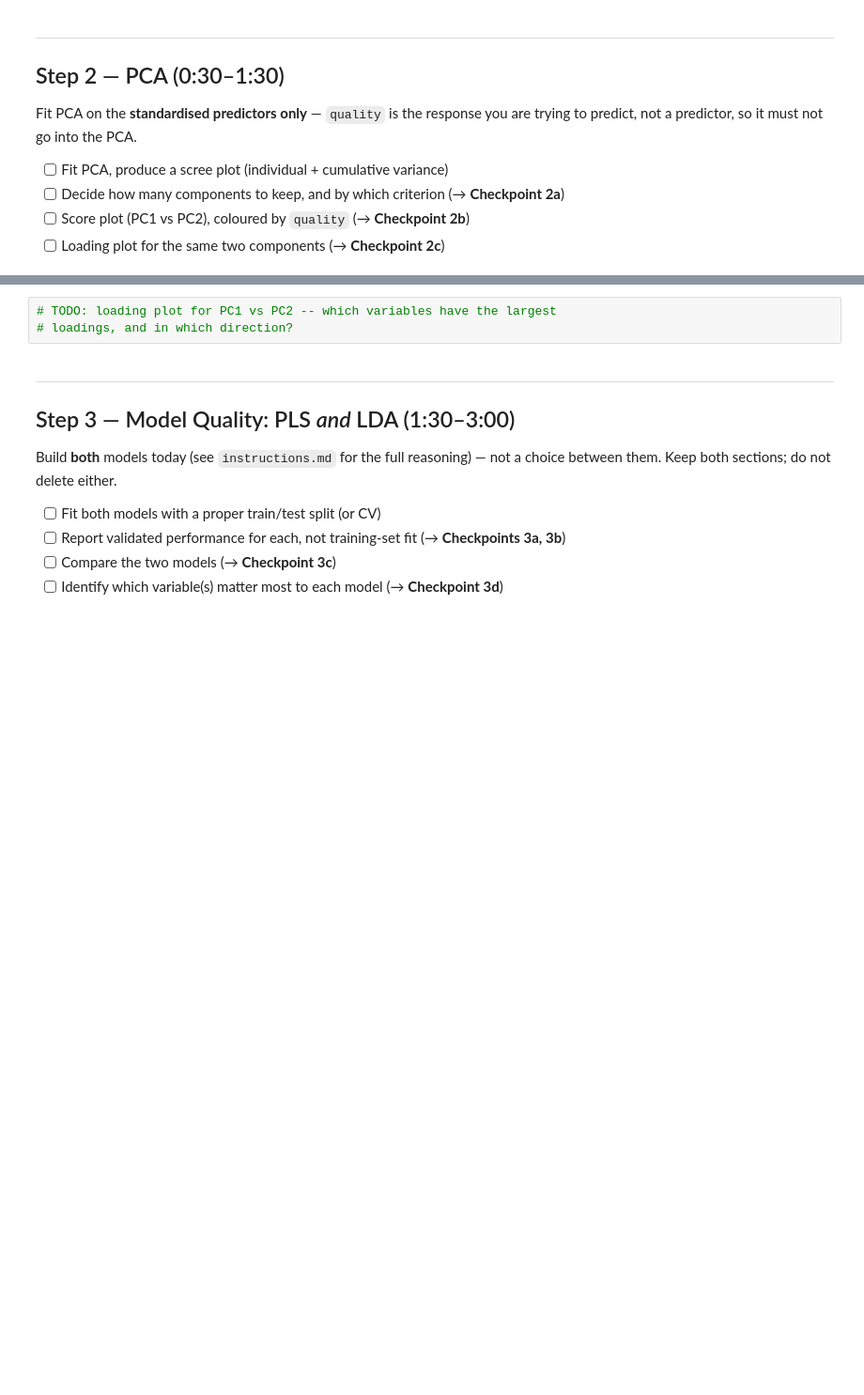
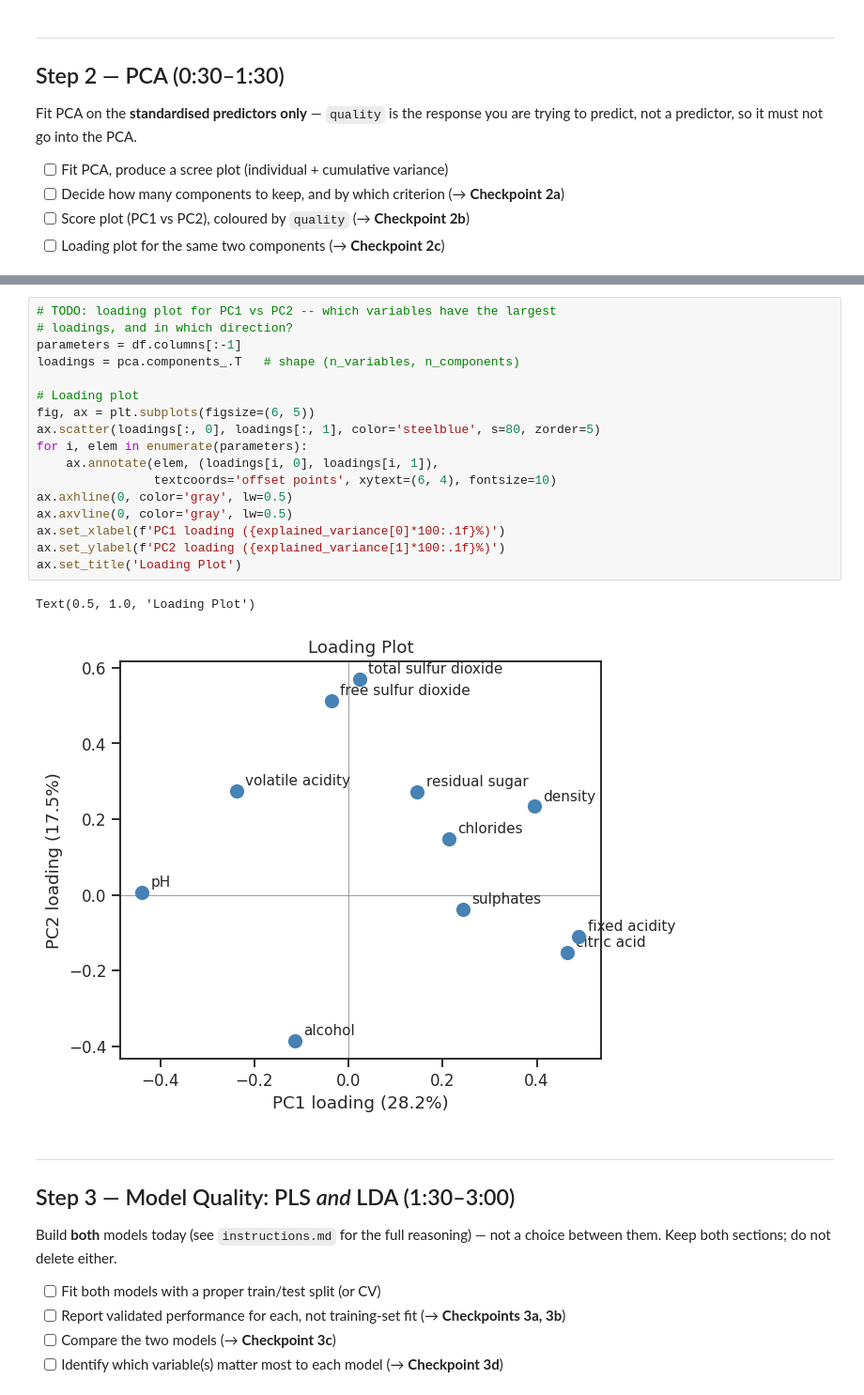
Before and after one commit to alva-jpg/1kb570_2026-hej, a Jupyter notebook: Labs/02_modelling_wine_quality/starter_notebook.ipynb, the cells around one changed output, grey strips where cells are left out. Shown at 94% size. Saved outputs shown, nothing was run; the diff lists cells and outputs as text; blank space fills up the shorter version.

```diff
--- a/Labs/02_modelling_wine_quality/starter_notebook.ipynb
+++ b/Labs/02_modelling_wine_quality/starter_notebook.ipynb
@@ -86,6 +242,23 @@ you are trying to predict, not a predictor, so it must not go into the PCA.
 # %%
 # TODO: loading plot for PC1 vs PC2 -- which variables have the largest
 # loadings, and in which direction?
+parameters = df.columns[:-1]
+loadings = pca.components_.T   # shape (n_variables, n_components)
+
+# Loading plot
+fig, ax = plt.subplots(figsize=(6, 5))
+ax.scatter(loadings[:, 0], loadings[:, 1], color='steelblue', s=80, zorder=5)
+for i, elem in enumerate(parameters):
+    ax.annotate(elem, (loadings[i, 0], loadings[i, 1]),
+                textcoords='offset points', xytext=(6, 4), fontsize=10)
+ax.axhline(0, color='gray', lw=0.5)
+ax.axvline(0, color='gray', lw=0.5)
+ax.set_xlabel(f'PC1 loading ({explained_variance[0]*100:.1f}%)')
+ax.set_ylabel(f'PC2 loading ({explained_variance[1]*100:.1f}%)')
+ax.set_title('Loading Plot')
+# %% [output]
+Text(0.5, 1.0, 'Loading Plot')
+[figure, added]
 # %% [markdown]
 ---
 ## Step 3 — Model Quality: PLS *and* LDA (1:30–3:00)
```
Also changed, not shown: parts of 10 cells of this notebook.
